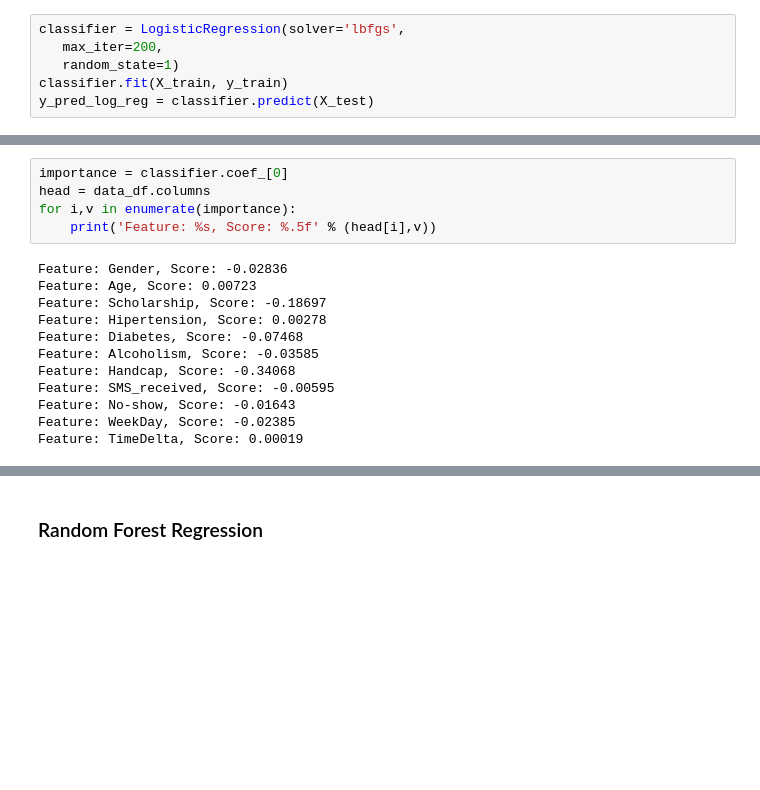
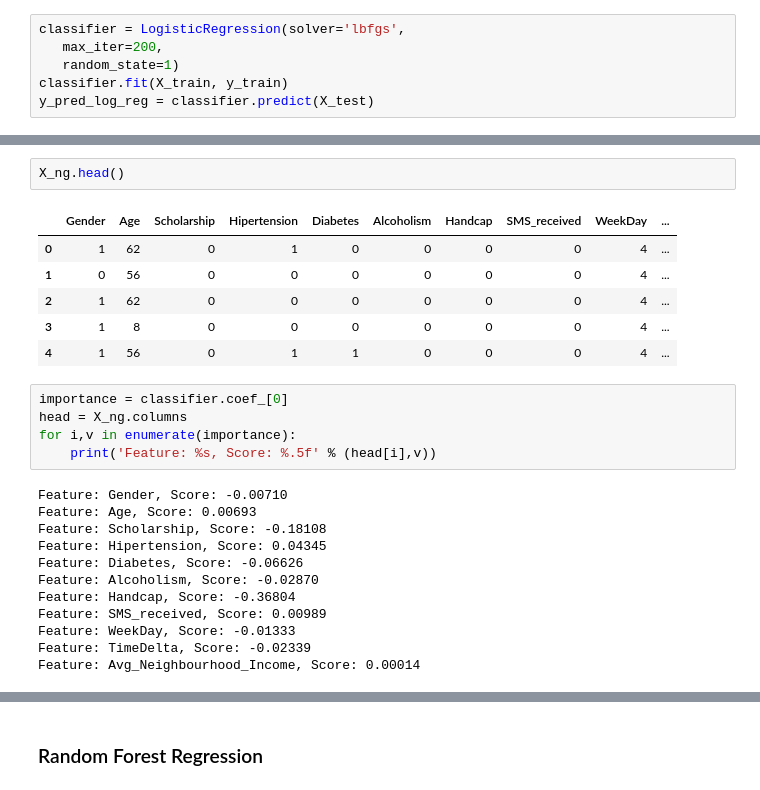
Before and after one commit to britnijgrimm/group2-project, a Jupyter notebook: Project_ML.ipynb, the cells around one changed output, grey strips where cells are left out. Drawn from its saved outputs; the diff is of its cells as text; blank space fills up the shorter version.

```diff
--- a/Project_ML.ipynb
+++ b/Project_ML.ipynb
@@ -219,20 +219,29 @@ avg / total       0.71      0.80      0.21      0.71      0.12      0.02     356
+# %%
+X_ng.head()
+# %% [output]
+|  | Gender | Age | Scholarship | Hipertension | Diabetes | Alcoholism | Handcap | SMS_received | WeekDay | ... |
+| 0 | 1 | 62 | 0 | 1 | 0 | 0 | 0 | 0 | 4 | ... |
+| 1 | 0 | 56 | 0 | 0 | 0 | 0 | 0 | 0 | 4 | ... |
+| 2 | 1 | 62 | 0 | 0 | 0 | 0 | 0 | 0 | 4 | ... |
+| 3 | 1 | 8 | 0 | 0 | 0 | 0 | 0 | 0 | 4 | ... |
+| 4 | 1 | 56 | 0 | 1 | 1 | 0 | 0 | 0 | 4 | ... |
 # %%
 importance = classifier.coef_[0]
-head = data_df.columns
+head = X_ng.columns
 for i,v in enumerate(importance):
 	print('Feature: %s, Score: %.5f' % (head[i],v))
 # %% [output]
-Feature: Gender, Score: -0.02836
-Feature: Age, Score: 0.00723
-Feature: Scholarship, Score: -0.18697
-Feature: Hipertension, Score: 0.00278
-Feature: Diabetes, Score: -0.07468
-Feature: Alcoholism, Score: -0.03585
-Feature: Handcap, Score: -0.34068
-Feature: SMS_received, Score: -0.00595
-Feature: No-show, Score: -0.01643
-Feature: WeekDay, Score: -0.02385
-Feature: TimeDelta, Score: 0.00019
+Feature: Gender, Score: -0.00710
+Feature: Age, Score: 0.00693
+Feature: Scholarship, Score: -0.18108
+Feature: Hipertension, Score: 0.04345
+Feature: Diabetes, Score: -0.06626
+Feature: Alcoholism, Score: -0.02870
+Feature: Handcap, Score: -0.36804
+Feature: SMS_received, Score: 0.00989
+Feature: WeekDay, Score: -0.01333
+Feature: TimeDelta, Score: -0.02339
+Feature: Avg_Neighbourhood_Income, Score: 0.00014
 # %%
 importance
 # %% [output]
```
Also changed, not shown: parts of 8 cells of this notebook.
